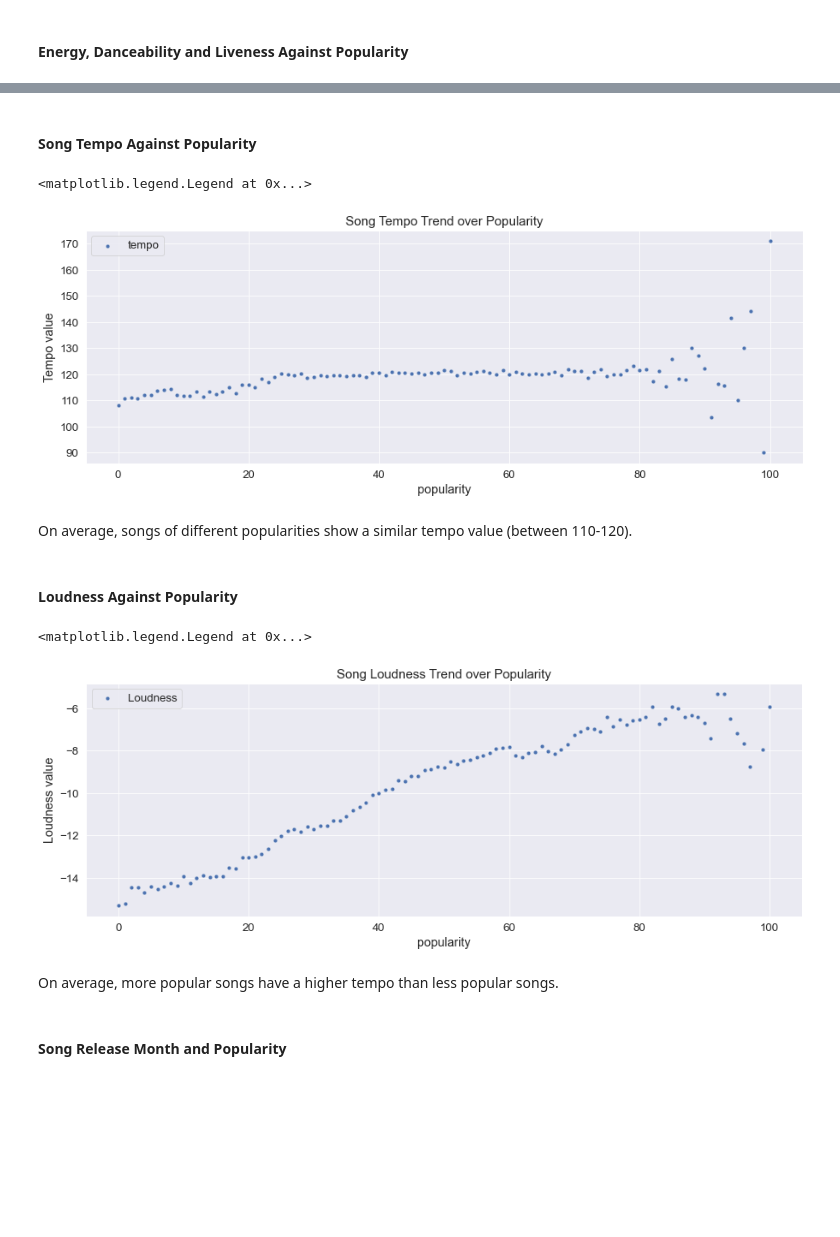
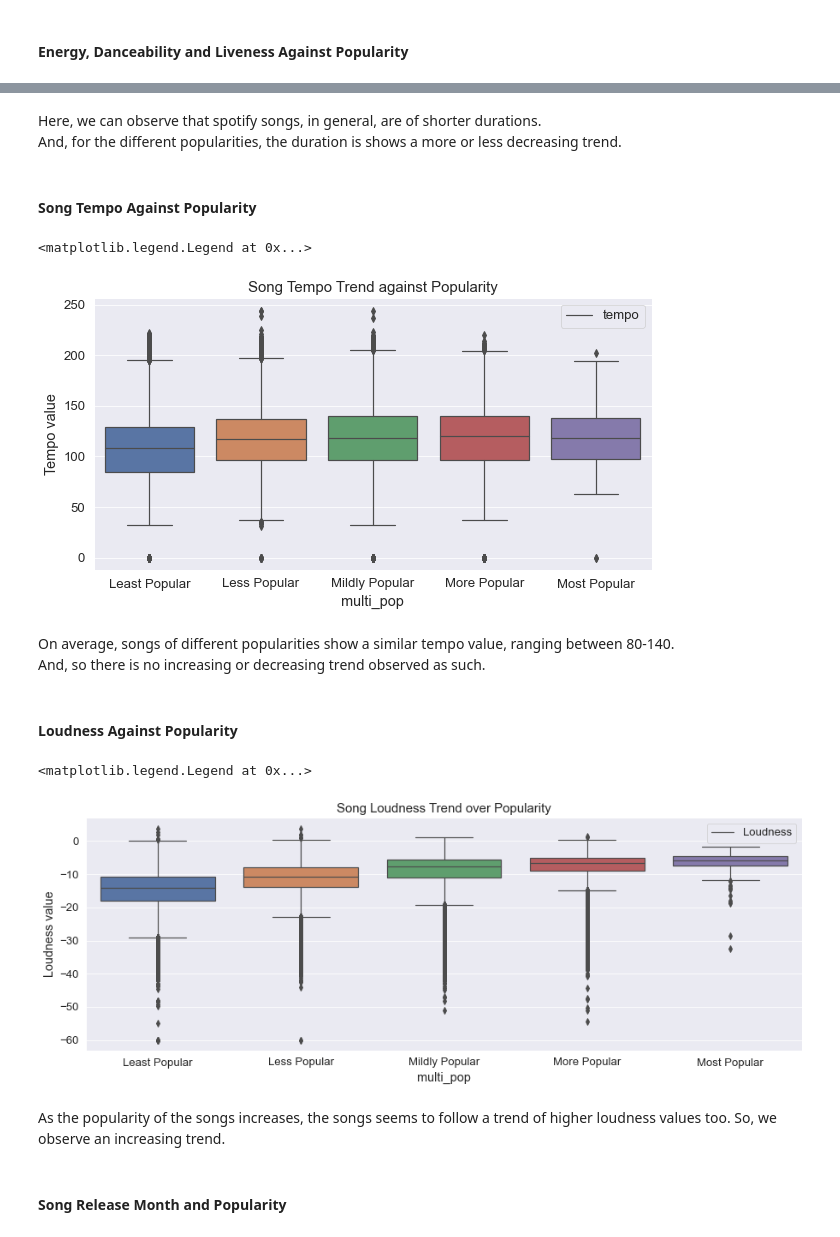
Before and after one commit to Mohammad-sakir/PDS_PROJ, a Jupyter notebook: analysis_spotify.ipynb, the cells around one changed output, grey strips where cells are left out. Cells and saved outputs as stored; diff of their text form; code cells hidden in the pictures; blank space fills up the shorter version.

```diff
--- a/analysis_spotify.ipynb
+++ b/analysis_spotify.ipynb
@@ -1188,35 +1192,35 @@ Here, we can observe that more popular song tend to have shorter song duration.
+# %% [markdown]
+Here, we can observe that spotify songs, in general, are of shorter durations. <br>And, for the different popularities, the duration is shows a more or less decreasing trend.
 # %% [markdown]
 #### Song Tempo Against Popularity
 # %%
-plt.figure(figsize=(15,5))
-plt.title("Song Tempo Trend over Popularity", fontdict={"fontsize": 15})
+plt.figure(figsize=(10,5))
+plt.title("Song Tempo Trend against Popularity", fontdict={"fontsize": 15})
 
-ax = sns.scatterplot(x='popularity', y='tempo', data=pop_avg)
-
+ax = sns.boxplot(x='multi_pop', y='tempo', data=df_numeric)
 
 plt.ylabel("Tempo value")
 plt.legend(['tempo'])
 # %% [output]
 <matplotlib.legend.Legend at 0x...>
-[figure, old version]
+[figure, new version]
 # %% [markdown]
-On average, songs of different popularities show a similar tempo value (between 110-120).
+On average, songs of different popularities show a similar tempo value, ranging between 80-140. <br> And, so there is no increasing or decreasing trend observed as such.
 # %% [markdown]
 #### Loudness Against Popularity
 # %%
 plt.figure(figsize=(15,5))
 plt.title("Song Loudness Trend over Popularity", fontdict={"fontsize": 15})
 
-ax = sns.scatterplot(x='popularity', y='loudness', data=pop_avg)
-
+ax = sns.boxplot(x='multi_pop', y='loudness', data=df_numeric)
 
 plt.ylabel("Loudness value")
 plt.legend(['Loudness'])
 # %% [output]
 <matplotlib.legend.Legend at 0x...>
-[figure, old version]
+[figure, new version]
-# %% [markdown]
-On average, more popular songs have a higher tempo than less popular songs.
+# %% [markdown]
+As the popularity of the songs increases, the songs seems to follow a trend of higher loudness values too. So, we observe an increasing trend.
 # %% [markdown]
 #### Song Release Month and Popularity
 # %%
```
Also changed, not shown: parts of 47 cells of this notebook.
